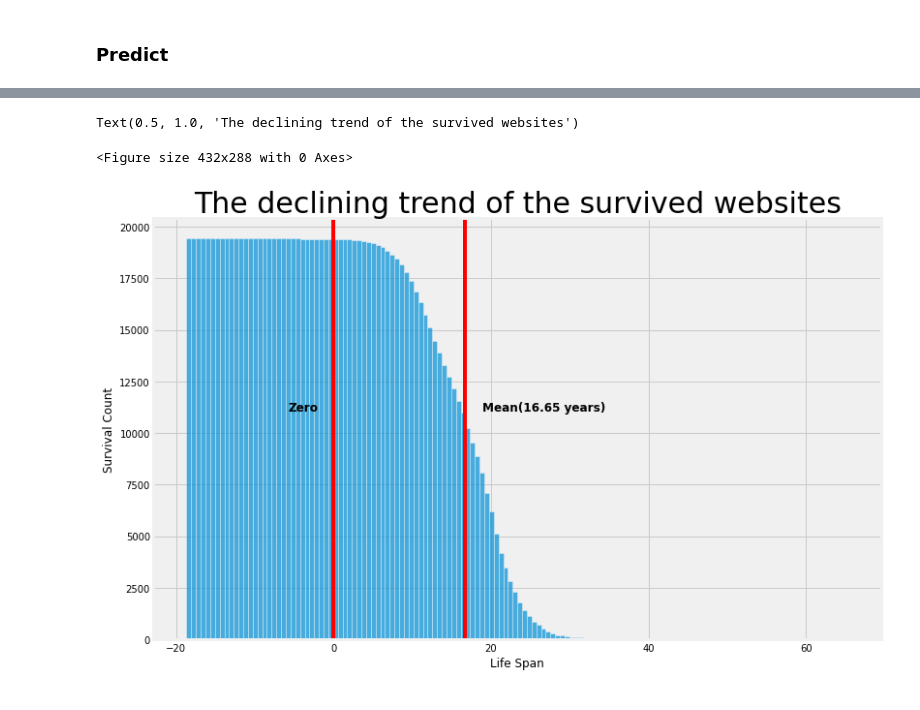
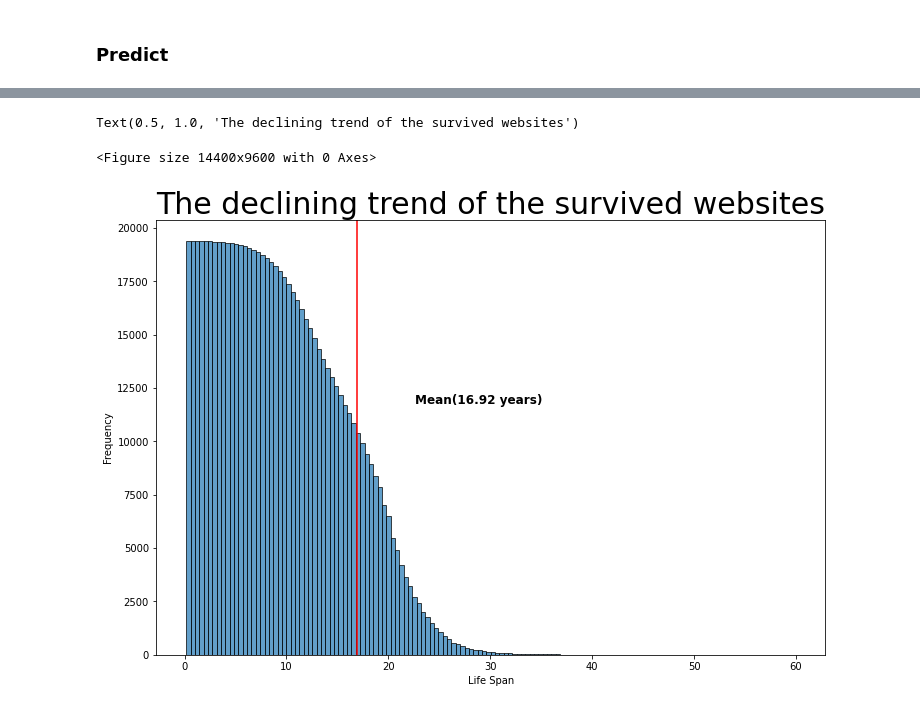
Before and after one commit to sciosci/predicting_resource_longevity, a Jupyter notebook: iconference_followup_study/tobit/grid_search/best_C_49.8_alpha_1_predict_histogram.ipynb, the cells around one changed output, grey strips where cells are left out. Drawn from its saved outputs; the diff is of its cells as text; code cells hidden in the pictures.

```diff
--- a/iconference_followup_study/tobit/grid_search/best_C_49.8_alpha_1_predict_histogram.ipynb
+++ b/iconference_followup_study/tobit/grid_search/best_C_49.8_alpha_1_predict_histogram.ipynb
@@ -20,7 +20,7 @@ import time, datetime, numpy as np, pandas as pd
 seed = 77
 np.random.seed(seed)
 
-data_file = 'untrunc_data_cleaned_url.csv'
+data_file = '../untrunc_data_cleaned_url.csv'
 
 raw_data = pd.read_table(data_file, sep=',', index_col=0)
 raw_data = raw_data.dropna()
@@ -157,26 +157,26 @@ urls = pd.merge(life_span, raw_data.url, how='inner',
 raw_data = raw_data.drop('url', axis=1)
 urls = pd.merge(urls, raw_data, how='inner',
          left_index=True, right_index=True)
+
+urls = urls[urls.life_span >= 0]
 # %%
 import matplotlib.pyplot as plt, matplotlib.style as style, seaborn as sns
 from scipy.stats import norm
 %matplotlib inline
 
 
-style.use('fivethirtyeight')
+plt.figure(dpi=2400)
+# style.use('fivethirtyeight')
 fig, ax = plt.subplots(figsize=(12, 8))
 sns.histplot(urls.life_span, ax=ax)
 trans = ax.get_xaxis_transform()
 
 ax.axvline(urls.life_span.mean(), 0, 10, c='red', label='abc')
-ax.text(urls.life_span.mean() + 1, .5, f'Mean({round(urls.life_span.mean(), 2)} years)', transform=trans, c='black', size='large', weight='bold')
-
-ax.axvline(0, 0, 10, c='red', label='abc')
-ax.text(-7, .5, f'Zero', transform=trans, c='black', size='large', weight='bold')
+ax.text(urls.life_span.mean() -15, .65, f'Mean ({round(urls.life_span.mean(), 2)} years)', transform=trans, c='black', size='large', weight='bold')
 
 ax.set(
     xlabel='Life Span',
-    ylabel='Count'
+    ylabel='Frequency'
 )
 
 ax.set_title('The life span distribution of the websites', fontsize=30)
@@ -186,30 +187,28 @@ Text(0.5, 1.0, 'The life span distribution of the websites')
 # %%
 from scipy.stats import norm
 
 
+plt.figure(dpi=2400)
 plt.clf()
 fig, ax = plt.subplots(figsize=(12, 8))
 
 n, x, _ = plt.hist(
     urls.life_span,
     140,
     alpha=.7,
-    edgecolor='white',
+    edgecolor='black',
     cumulative=-1)
 
 ax.axvline(urls.life_span.mean(), 0, 10, c='red', label='abc')
 ax.text(urls.life_span.mean()+1, .5, f'Mean({round(urls.life_span.mean(), 2)} years)', transform=trans, c='black', size='large', weight='bold')
 
-ax.axvline(0, 0, 10, c='red', label='abc')
-ax.text(-7, .5, f'Zero', transform=trans, c='black', size='large', weight='bold')
-
 ax.set(
     xlabel='Life Span',
-    ylabel='Survival Count'
+    ylabel='Frequency'
 )
 
 ax.set_title('The declining trend of the survived websites', fontsize=30)
 # %% [output]
 Text(0.5, 1.0, 'The declining trend of the survived websites')
-<Figure size 432x288 with 0 Axes>
+<Figure size 14400x9600 with 0 Axes>
-[figure, old version]
+[figure, new version]
```
Also changed, not shown: parts of 5 cells of this notebook, 5 other files.
